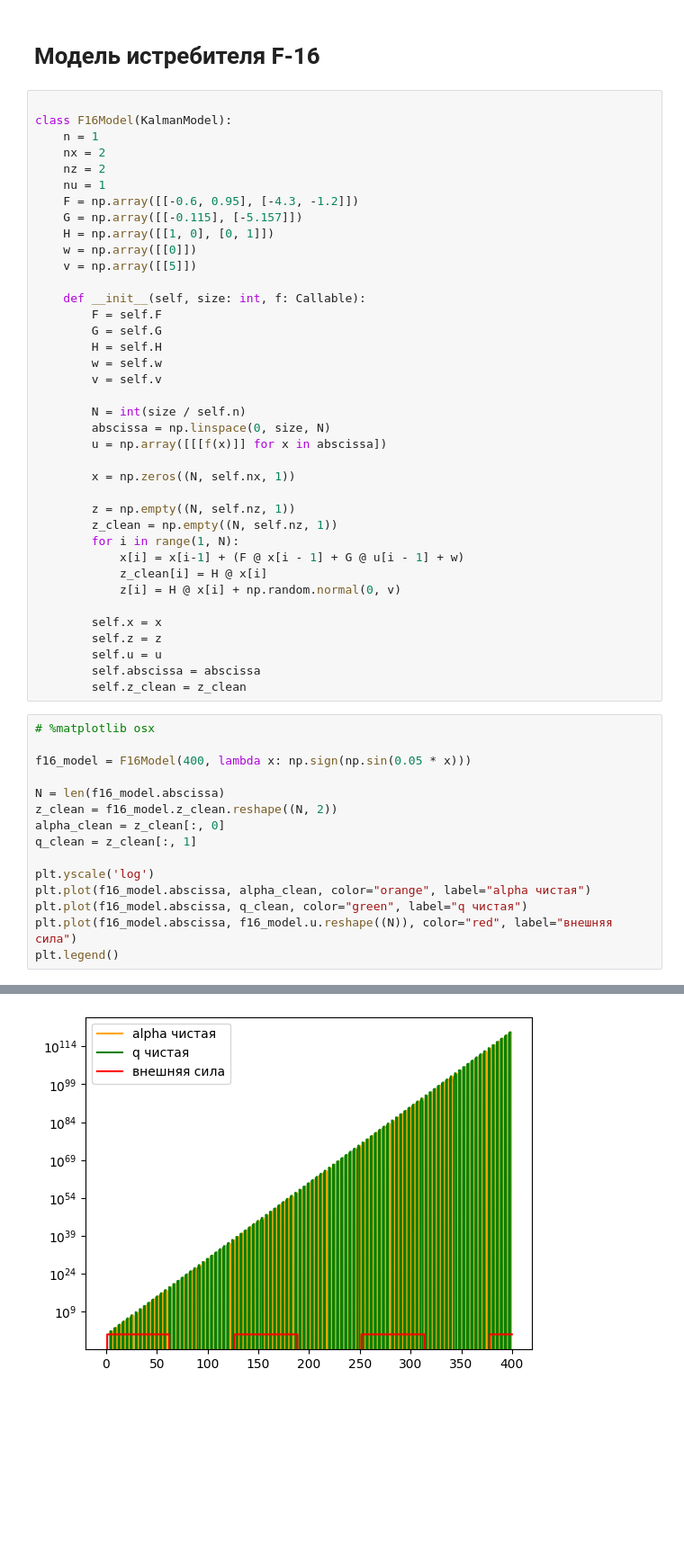
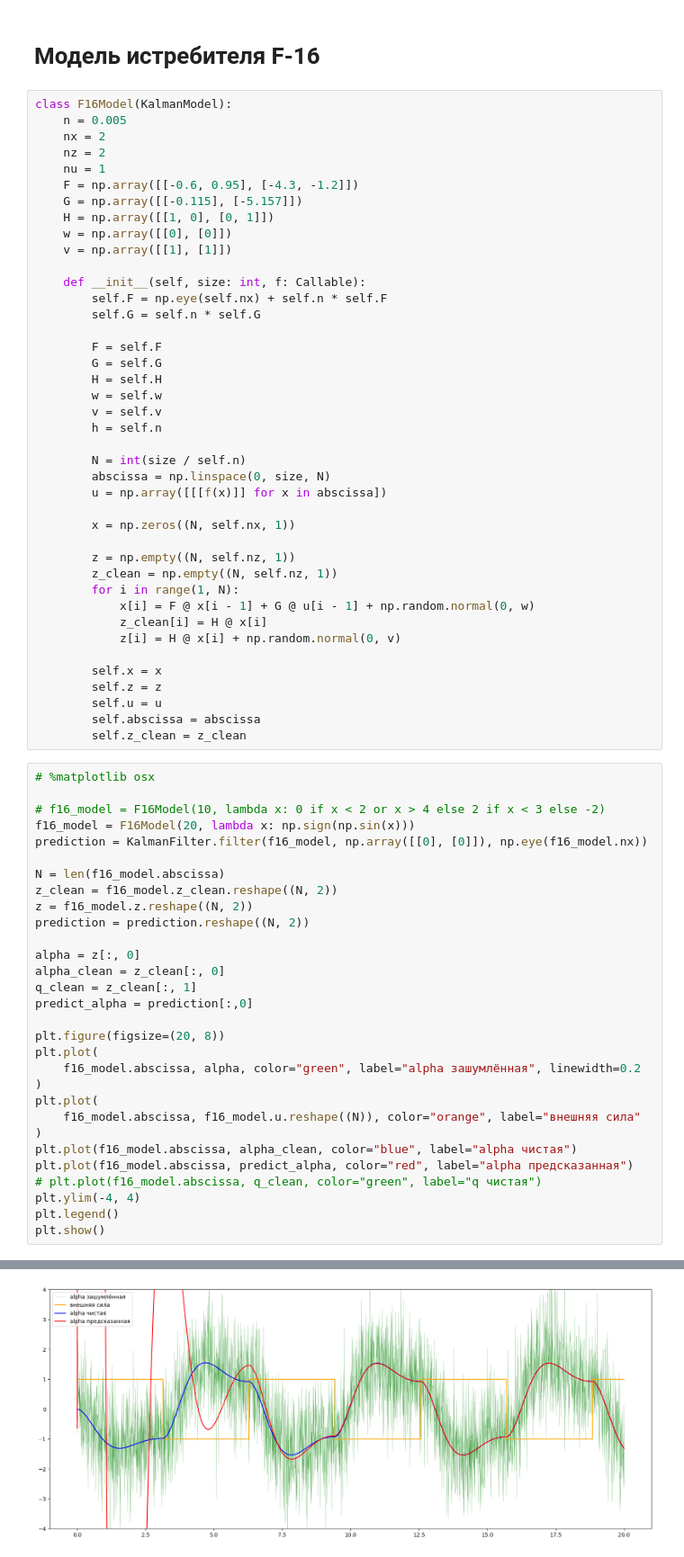
Before and after one commit to andrey-dru-me1/kalman_filter, a Jupyter notebook: kalman.ipynb, the cells around one changed output, grey strips where cells are left out. Shown at 90% size. Drawn from its saved outputs; the diff is of its cells as text; blank space fills up the shorter version.

Commit message:
Debug new model

```diff
--- a/kalman.ipynb
+++ b/kalman.ipynb
@@ -89,24 +89,27 @@ plt.show()
 # %% [markdown]
 # Модель истребителя F-16
 # %%
-
 class F16Model(KalmanModel):
-    n = 1
+    n = 0.005
     nx = 2
     nz = 2
     nu = 1
     F = np.array([[-0.6, 0.95], [-4.3, -1.2]])
     G = np.array([[-0.115], [-5.157]])
     H = np.array([[1, 0], [0, 1]])
-    w = np.array([[0]])
-    v = np.array([[5]])
+    w = np.array([[0], [0]])
+    v = np.array([[1], [1]])
 
     def __init__(self, size: int, f: Callable):
+        self.F = np.eye(self.nx) + self.n * self.F
+        self.G = self.n * self.G
+
         F = self.F
         G = self.G
         H = self.H
         w = self.w
         v = self.v
+        h = self.n
 
         N = int(size / self.n)
         abscissa = np.linspace(0, size, N)
@@ -117,7 +120,7 @@ class F16Model(KalmanModel):
         z = np.empty((N, self.nz, 1))
         z_clean = np.empty((N, self.nz, 1))
         for i in range(1, N):
-            x[i] = x[i-1] + (F @ x[i - 1] + G @ u[i - 1] + w)
+            x[i] = F @ x[i - 1] + G @ u[i - 1] + np.random.normal(0, w)
             z_clean[i] = H @ x[i]
             z[i] = H @ x[i] + np.random.normal(0, v)
 
@@ -129,16 +132,31 @@ class F16Model(KalmanModel):
 # %%
 # %matplotlib osx
 
-f16_model = F16Model(400, lambda x: np.sign(np.sin(0.05 * x)))
+# f16_model = F16Model(10, lambda x: 0 if x < 2 or x > 4 else 2 if x < 3 else -2)
+f16_model = F16Model(20, lambda x: np.sign(np.sin(x)))
+prediction = KalmanFilter.filter(f16_model, np.array([[0], [0]]), np.eye(f16_model.nx))
 
 N = len(f16_model.abscissa)
 z_clean = f16_model.z_clean.reshape((N, 2))
+z = f16_model.z.reshape((N, 2))
+prediction = prediction.reshape((N, 2))
+
+alpha = z[:, 0]
 alpha_clean = z_clean[:, 0]
 q_clean = z_clean[:, 1]
+predict_alpha = prediction[:,0]
 
-plt.yscale('log')
-plt.plot(f16_model.abscissa, alpha_clean, color="orange", label="alpha чистая")
-plt.plot(f16_model.abscissa, q_clean, color="green", label="q чистая")
-plt.plot(f16_model.abscissa, f16_model.u.reshape((N)), color="red", label="внешняя сила")
+plt.figure(figsize=(20, 8))
+plt.plot(
+    f16_model.abscissa, alpha, color="green", label="alpha зашумлённая", linewidth=0.2
+)
+plt.plot(
+    f16_model.abscissa, f16_model.u.reshape((N)), color="orange", label="внешняя сила"
+)
+plt.plot(f16_model.abscissa, alpha_clean, color="blue", label="alpha чистая")
+plt.plot(f16_model.abscissa, predict_alpha, color="red", label="alpha предсказанная")
+# plt.plot(f16_model.abscissa, q_clean, color="green", label="q чистая")
+plt.ylim(-4, 4)
 plt.legend()
+plt.show()
 # %% [output]
@@ -146 +163 @@ plt.legend()
-[figure, old version]
+[figure, new version]
```
Also changed, not shown: parts of 2 cells of this notebook, 1 other file.
